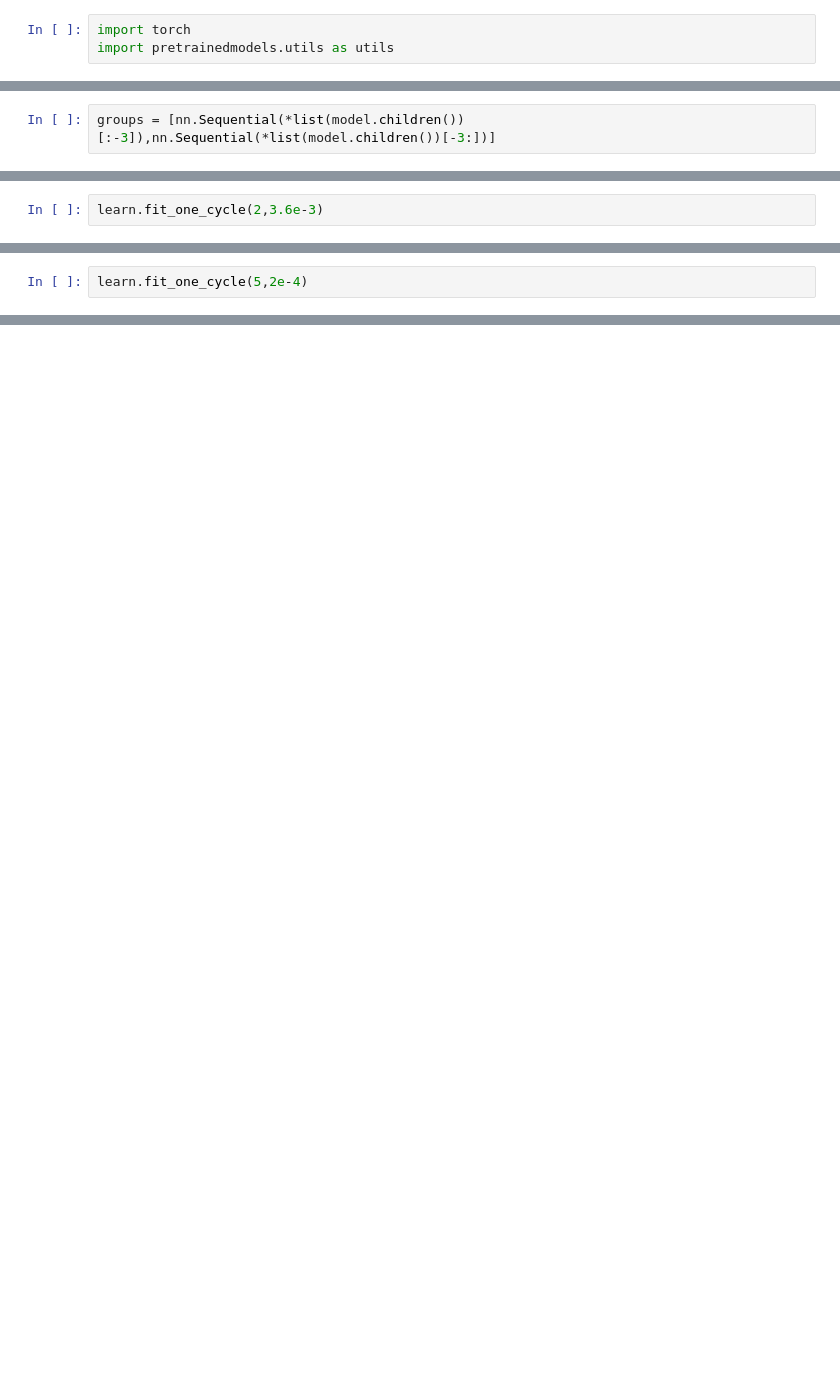
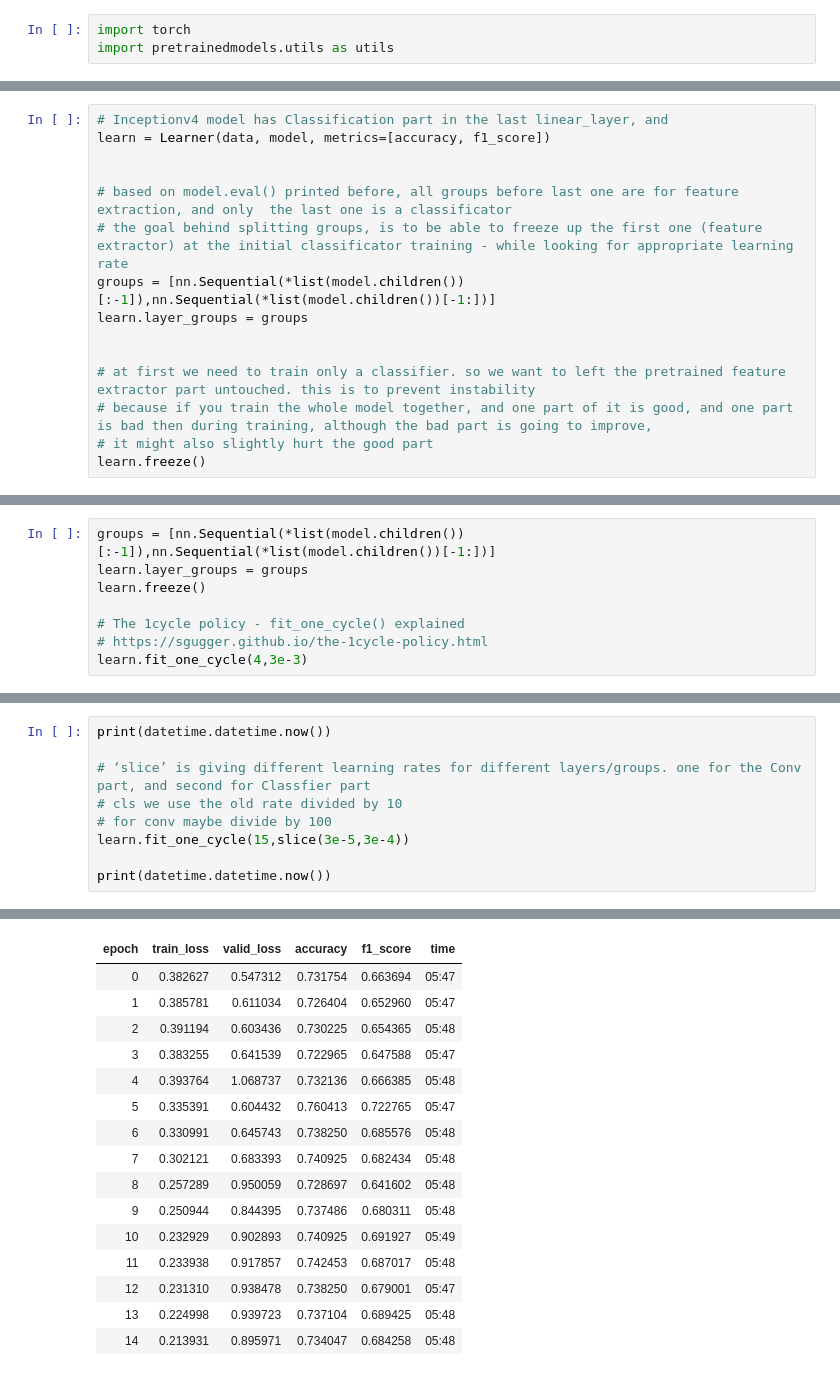
Before and after one commit to AHMEDALOLAWYI/World-Food-Program-, a Jupyter notebook: task_10_inception/class_inception_pretrained.ipynb, the cells around one changed output, grey strips where cells are left out. Cells and saved outputs as stored; diff of their text form; blank space fills up the shorter version.

Commit message:
Cls with inceptionv4 model.

```diff
--- a/task_10_inception/class_inception_pretrained.ipynb
+++ b/task_10_inception/class_inception_pretrained.ipynb
@@ -299,0 +216,15 @@ learn = Learner(data, model, metrics=[accuracy, f1_score])
+# %%
+# Inceptionv4 model has Classification part in the last linear_layer, and
+learn = Learner(data, model, metrics=[accuracy, f1_score])
+
+
+# based on model.eval() printed before, all groups before last one are for feature extraction, and only  the last one is a classificator
+# the goal behind splitting groups, is to be able to freeze up the first one (feature extractor) at the initial classificator training - while looking for appropriate learning rate
+groups = [nn.Sequential(*list(model.children())[:-1]),nn.Sequential(*list(model.children())[-1:])]
+learn.layer_groups = groups
+
+
+# at first we need to train only a classifier. so we want to left the pretrained feature extractor part untouched. this is to prevent instability
+# because if you train the whole model together, and one part of it is good, and one part is bad then during training, although the bad part is going to improve,
+# it might also slightly hurt the good part
+learn.freeze()
@@ -300,2 +243,8 @@ learn = Learner(data, model, metrics=[accuracy, f1_score])
 # %%
-groups = [nn.Sequential(*list(model.children())[:-3]),nn.Sequential(*list(model.children())[-3:])]
+groups = [nn.Sequential(*list(model.children())[:-1]),nn.Sequential(*list(model.children())[-1:])]
+learn.layer_groups = groups
+learn.freeze()
+
+# The 1cycle policy - fit_one_cycle() explained
+# https://sgugger.github.io/the-1cycle-policy.html
+learn.fit_one_cycle(4,3e-3)
@@ -330,2 +256,0 @@ Min loss divided by 10: 4.37E-02
-# %%
-learn.fit_one_cycle(2,3.6e-3)
@@ -345,2 +256,0 @@ Min loss divided by 10: 6.31E-08
-# %%
-learn.fit_one_cycle(5,2e-4)
@@ -348,0 +264,10 @@ NameError: ignored
+# %%
+print(datetime.datetime.now())
+
+# ‘slice’ is giving different learning rates for different layers/groups. one for the Conv part, and second for Classfier part
+# cls we use the old rate divided by 10
+# for conv maybe divide by 100
+learn.fit_one_cycle(15,slice(3e-5,3e-4))
+
+print(datetime.datetime.now())
+# %% [output]
@@ -348,0 +275,16 @@ NameError: ignored
+| epoch | train_loss | valid_loss | accuracy | f1_score | time |
+| 0 | 0.382627 | 0.547312 | 0.731754 | 0.663694 | 05:47 |
+| 1 | 0.385781 | 0.611034 | 0.726404 | 0.652960 | 05:47 |
+| 2 | 0.391194 | 0.603436 | 0.730225 | 0.654365 | 05:48 |
+| 3 | 0.383255 | 0.641539 | 0.722965 | 0.647588 | 05:47 |
+| 4 | 0.393764 | 1.068737 | 0.732136 | 0.666385 | 05:48 |
+| 5 | 0.335391 | 0.604432 | 0.760413 | 0.722765 | 05:47 |
+| 6 | 0.330991 | 0.645743 | 0.738250 | 0.685576 | 05:48 |
+| 7 | 0.302121 | 0.683393 | 0.740925 | 0.682434 | 05:48 |
+| 8 | 0.257289 | 0.950059 | 0.728697 | 0.641602 | 05:48 |
+| 9 | 0.250944 | 0.844395 | 0.737486 | 0.680311 | 05:48 |
+| 10 | 0.232929 | 0.902893 | 0.740925 | 0.691927 | 05:49 |
+| 11 | 0.233938 | 0.917857 | 0.742453 | 0.687017 | 05:48 |
+| 12 | 0.231310 | 0.938478 | 0.738250 | 0.679001 | 05:47 |
+| 13 | 0.224998 | 0.939723 | 0.737104 | 0.689425 | 05:48 |
+| 14 | 0.213931 | 0.895971 | 0.734047 | 0.684258 | 05:48 |
```
Also changed, not shown: parts of 40 cells of this notebook.
